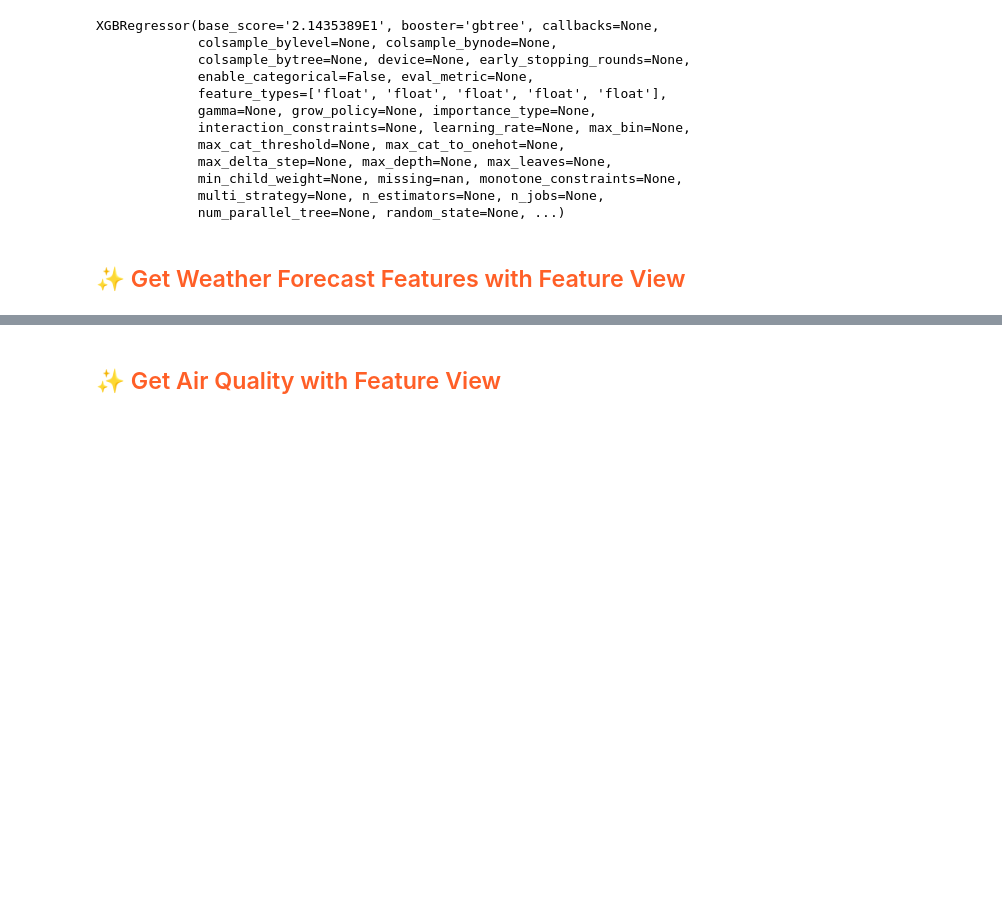
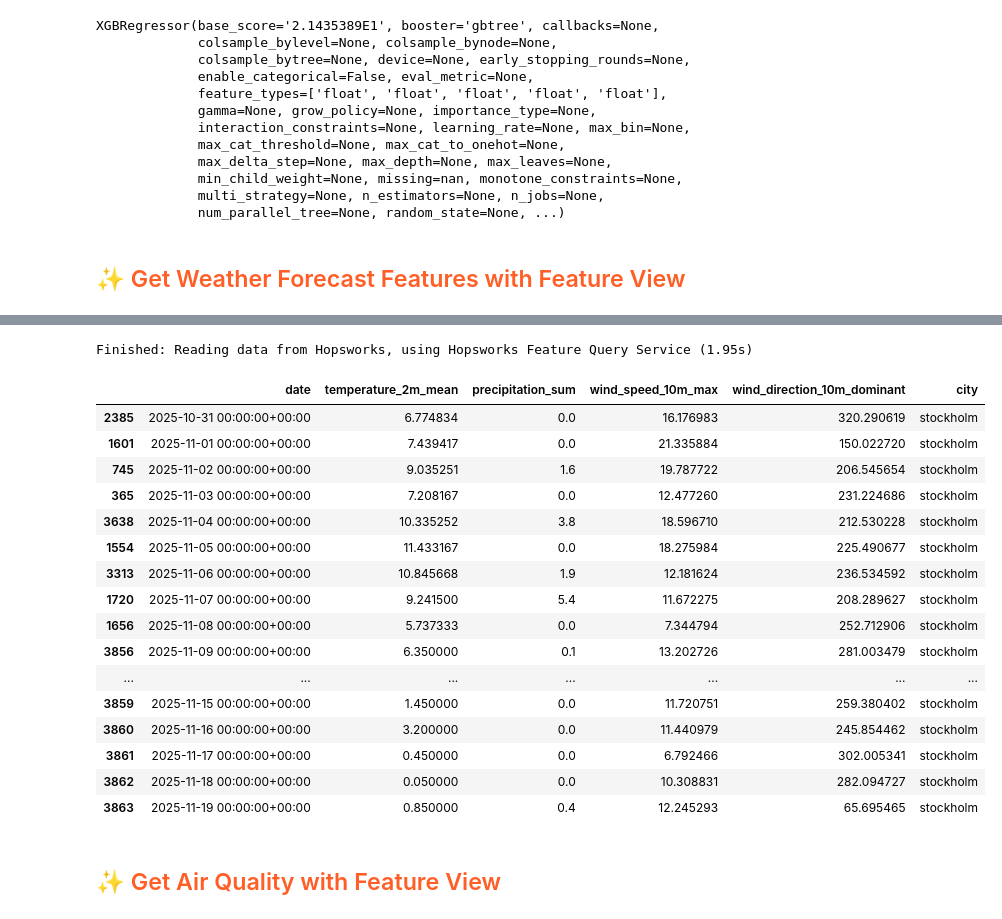
Before and after one commit to fzohra-ux/mlfs-book, a Jupyter notebook: notebooks/airquality/4_air_quality_batch_inference-v2.ipynb, the cells around one changed output, grey strips where cells are left out. Cells and saved outputs as stored; diff of their text form; code cells hidden in the pictures; blank space fills up the shorter version.

```diff
--- a/notebooks/airquality/4_air_quality_batch_inference-v2.ipynb
+++ b/notebooks/airquality/4_air_quality_batch_inference-v2.ipynb
@@ -149,6 +149,32 @@ Finished: Reading data from Hopsworks, using Hopsworks Feature Query Service (0.
 | 3 | 2025-11-17 00:00:00+00:00 | 0.45 | 0.0 | 6.792466 | 302.005341 | stockholm |
 | 4 | 2025-11-18 00:00:00+00:00 | 0.05 | 0.0 | 10.308831 | 282.094727 | stockholm |
 | 5 | 2025-11-19 00:00:00+00:00 | 0.85 | 0.4 | 12.245293 | 65.695465 | stockholm |
+# %%
+weather_df = weather_fg.read()
+# %% [output]
+Finished: Reading data from Hopsworks, using Hopsworks Feature Query Service (1.95s)
+# %%
+weather_df = weather_df.sort_values(by=['date'], ascending=True)
+weather_df = weather_df.tail(20)
+weather_df
+# %% [output]
+|  | date | temperature_2m_mean | precipitation_sum | wind_speed_10m_max | wind_direction_10m_dominant | city |
+| 2385 | 2025-10-31 00:00:00+00:00 | 6.774834 | 0.0 | 16.176983 | 320.290619 | stockholm |
+| 1601 | 2025-11-01 00:00:00+00:00 | 7.439417 | 0.0 | 21.335884 | 150.022720 | stockholm |
+| 745 | 2025-11-02 00:00:00+00:00 | 9.035251 | 1.6 | 19.787722 | 206.545654 | stockholm |
+| 365 | 2025-11-03 00:00:00+00:00 | 7.208167 | 0.0 | 12.477260 | 231.224686 | stockholm |
+| 3638 | 2025-11-04 00:00:00+00:00 | 10.335252 | 3.8 | 18.596710 | 212.530228 | stockholm |
+| 1554 | 2025-11-05 00:00:00+00:00 | 11.433167 | 0.0 | 18.275984 | 225.490677 | stockholm |
+| 3313 | 2025-11-06 00:00:00+00:00 | 10.845668 | 1.9 | 12.181624 | 236.534592 | stockholm |
+| 1720 | 2025-11-07 00:00:00+00:00 | 9.241500 | 5.4 | 11.672275 | 208.289627 | stockholm |
+| 1656 | 2025-11-08 00:00:00+00:00 | 5.737333 | 0.0 | 7.344794 | 252.712906 | stockholm |
+| 3856 | 2025-11-09 00:00:00+00:00 | 6.350000 | 0.1 | 13.202726 | 281.003479 | stockholm |
+| ... | ... | ... | ... | ... | ... | ... |
+| 3859 | 2025-11-15 00:00:00+00:00 | 1.450000 | 0.0 | 11.720751 | 259.380402 | stockholm |
+| 3860 | 2025-11-16 00:00:00+00:00 | 3.200000 | 0.0 | 11.440979 | 245.854462 | stockholm |
+| 3861 | 2025-11-17 00:00:00+00:00 | 0.450000 | 0.0 | 6.792466 | 302.005341 | stockholm |
+| 3862 | 2025-11-18 00:00:00+00:00 | 0.050000 | 0.0 | 10.308831 | 282.094727 | stockholm |
+| 3863 | 2025-11-19 00:00:00+00:00 | 0.850000 | 0.4 | 12.245293 | 65.695465 | stockholm |
 # %% [markdown]
 ## <span style="color:#ff5f27;">✨ Get Air Quality with Feature View   </span>
 # %%
```
Also changed, not shown: parts of 7 cells of this notebook.
